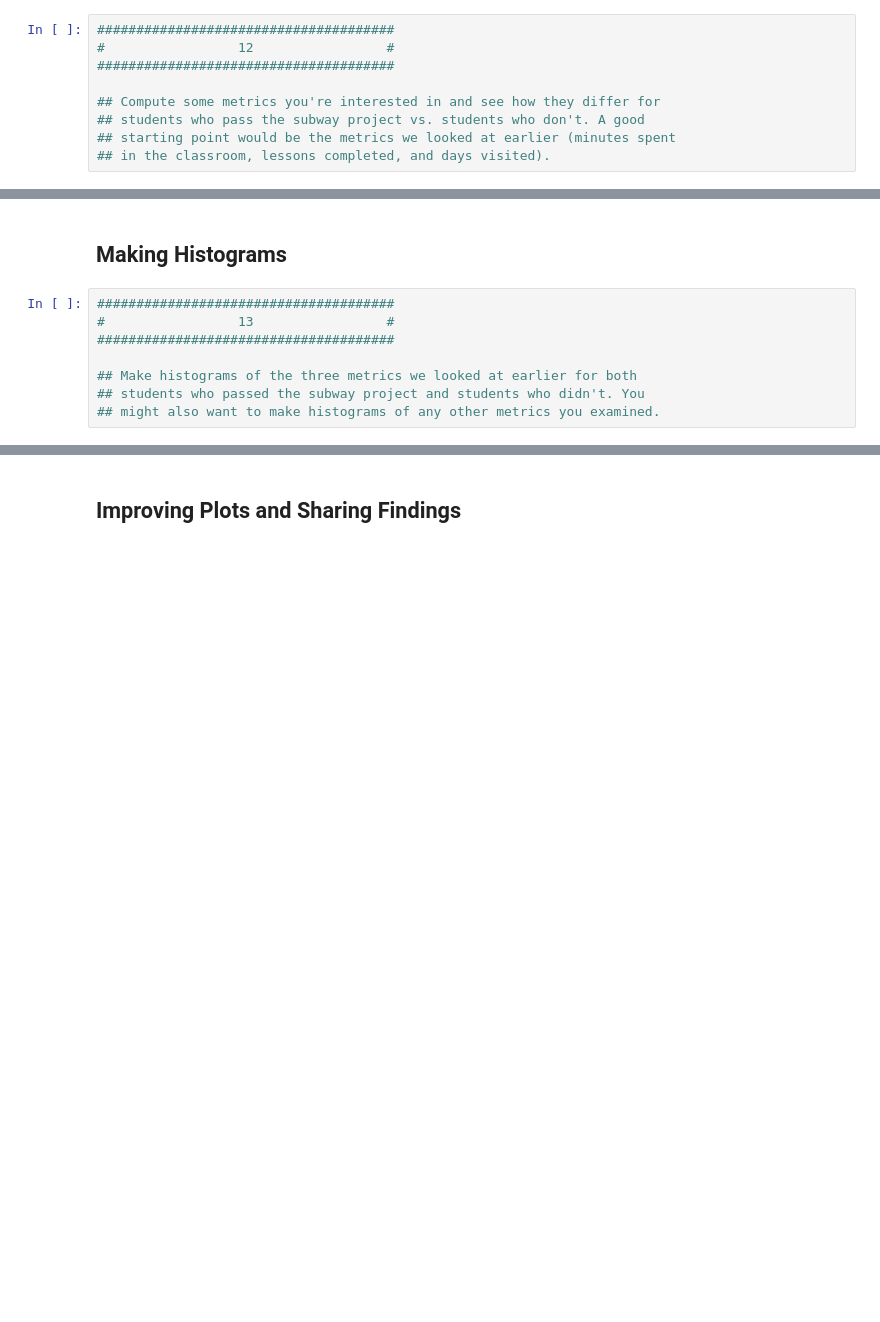
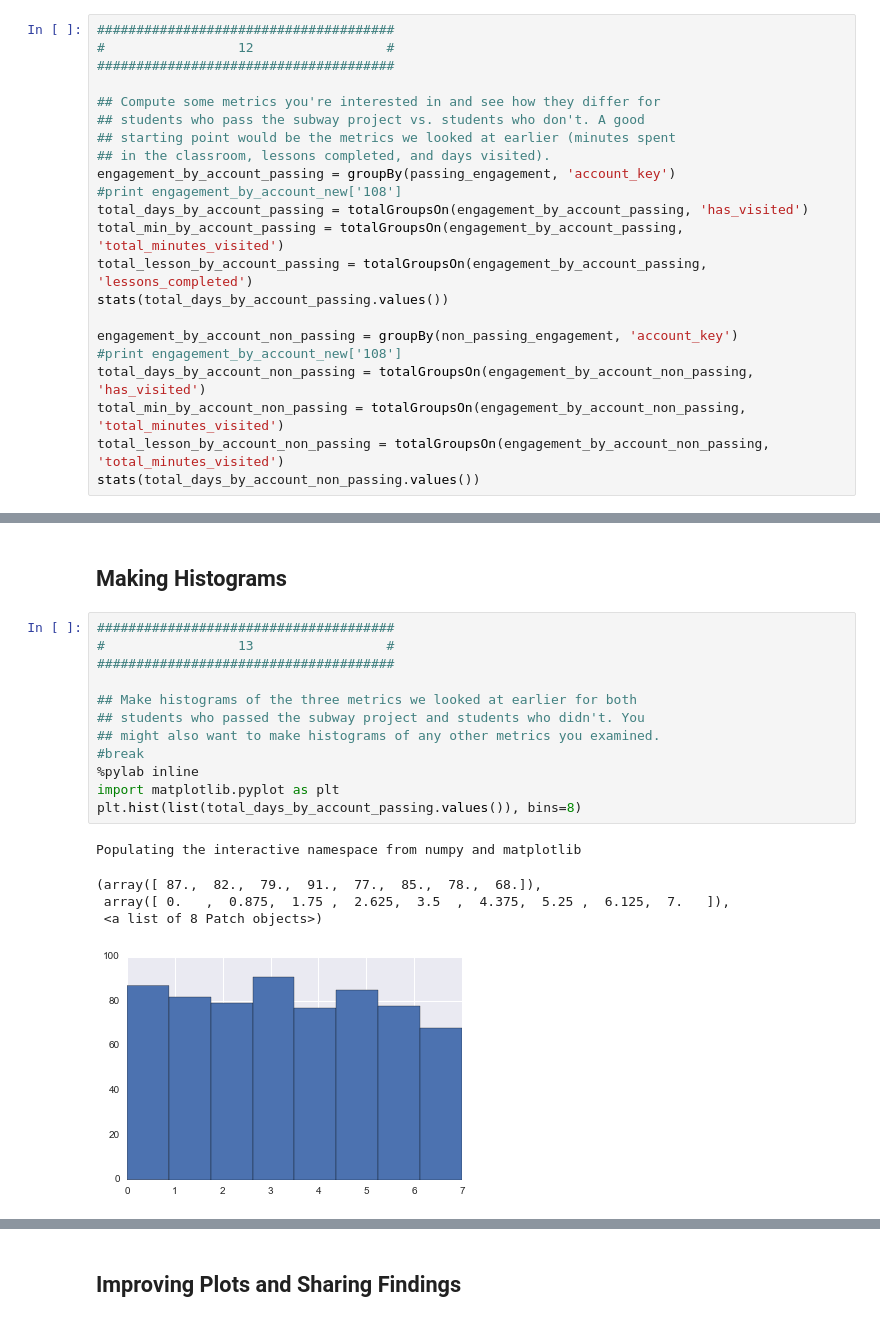
Before and after one commit to caver24/nanodegree, a Jupyter notebook: l1/L1 Starter Code.ipynb, the cells around one changed output, grey strips where cells are left out. Cells and saved outputs as stored; diff of their text form; blank space fills up the shorter version.

```diff
--- a/l1/L1 Starter Code.ipynb
+++ b/l1/L1 Starter Code.ipynb
@@ -469,3 +501,16 @@ non_passing_engagement = 0
 ## students who pass the subway project vs. students who don't. A good
 ## starting point would be the metrics we looked at earlier (minutes spent
 ## in the classroom, lessons completed, and days visited).
+engagement_by_account_passing = groupBy(passing_engagement, 'account_key')
+#print engagement_by_account_new['108']
+total_days_by_account_passing = totalGroupsOn(engagement_by_account_passing, 'has_visited')
+total_min_by_account_passing = totalGroupsOn(engagement_by_account_passing, 'total_minutes_visited')
+total_lesson_by_account_passing = totalGroupsOn(engagement_by_account_passing, 'lessons_completed')
+stats(total_days_by_account_passing.values())
+
+engagement_by_account_non_passing = groupBy(non_passing_engagement, 'account_key')
+#print engagement_by_account_new['108']
+total_days_by_account_non_passing = totalGroupsOn(engagement_by_account_non_passing, 'has_visited')
+total_min_by_account_non_passing = totalGroupsOn(engagement_by_account_non_passing, 'total_minutes_visited')
+total_lesson_by_account_non_passing = totalGroupsOn(engagement_by_account_non_passing, 'total_minutes_visited')
+stats(total_days_by_account_non_passing.values())
@@ -474,8 +528,18 @@ non_passing_engagement = 0
 # %%
 ######################################
 #                 13                 #
 ######################################
 
 ## Make histograms of the three metrics we looked at earlier for both
 ## students who passed the subway project and students who didn't. You
 ## might also want to make histograms of any other metrics you examined.
+#break
+%pylab inline
+import matplotlib.pyplot as plt
+plt.hist(list(total_days_by_account_passing.values()), bins=8)
+# %% [output]
+Populating the interactive namespace from numpy and matplotlib
+(array([ 87.,  82.,  79.,  91.,  77.,  85.,  78.,  68.]),
+ array([ 0.   ,  0.875,  1.75 ,  2.625,  3.5  ,  4.375,  5.25 ,  6.125,  7.   ]),
+ <a list of 8 Patch objects>)
+[figure, added]
```
Also changed, not shown: parts of 8 cells of this notebook.
